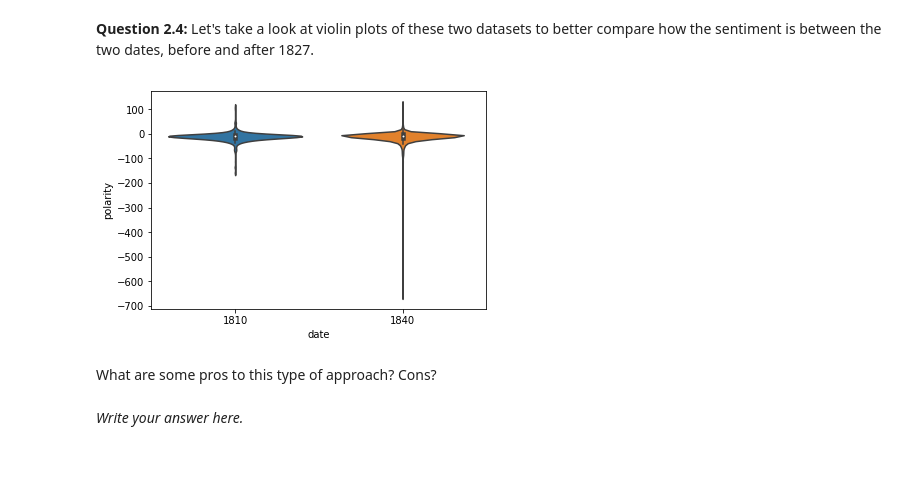
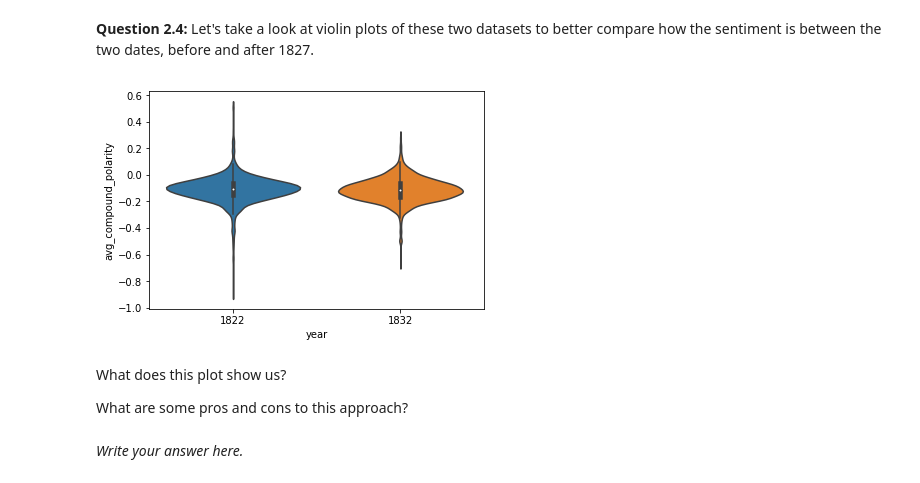
Before and after one commit to ds-modules/LEGALST-190, a Jupyter notebook: labs/4-12/4-12 Morality and Sentiment Analysis - SOLUTIONS.ipynb, the cells around one changed output. Cells and saved outputs as stored; diff of their text form; code cells hidden in the pictures.

```diff
--- a/labs/4-12/4-12 Morality and Sentiment Analysis - SOLUTIONS.ipynb
+++ b/labs/4-12/4-12 Morality and Sentiment Analysis - SOLUTIONS.ipynb
@@ -514,0 +168,3 @@ Most positive statement 1810:
+# %%
+from nltk.tokenize import sent_tokenize
+old_bailey['sent_tokens'] = old_bailey['transcript'].apply(sent_tokenize)
@@ -514,0 +175,25 @@ Most positive statement 1810:
+# %%
+# empty list where we'll collect the average polarity of each transcript
+avg_transcript_polarity = []
+
+# iterate through the transcripts
+for transcript in old_bailey['sent_tokens']:
+    # a list of the compound polarity scores of this transcript's sentences
+    compound_scores = []
+    # the number of sentences in this transcript
+    num_sentences = len(sent_list)
+    #iterate through the sentences in this transcript
+    for sentence in transcript:
+        # get the polarity scores of the sentence
+        scores = analyzer.polarity_scores(sentence)
+        # get the compound score of the sentence
+        compound = scores['compound']
+        # add the compound score to the list of scores
+        compound_scores.append(compound)
+    # get the average of the compound scores
+    avg_compound = compound_sum / num_sentences
+    # add the average to the list of averages
+    avg_transcript_polarity.append(avg_compound)
+# %%
+old_bailey['avg_compound_polarity'] = avg_transcript_polarity
+old_bailey.head()
@@ -527,16 +231,14 @@ Most negative statement 1840:
 # %% [markdown]
 **Question 2.4:** Let's take a look at violin plots of these two datasets to better compare how the sentiment is between the two dates, before and after 1827.
-# %%
-old_bailey = ... #append the two dataframes
-old_bailey_violin = ... #call sns.violinplot
 # %%
 #SOLUTION
-old_bailey = before_1827.append(after_1827)
-old_bailey_violin = sns.violinplot(x="date", y="polarity", data=old_bailey)
+old_bailey_violin = sns.violinplot(x="year", y="avg_compound_polarity", data=old_bailey)
 # %% [output]
-[figure, old version]
+[figure, new version]
 # %% [markdown]
-What are some pros to this type of approach? Cons?
+What does this plot show us?
+
+What are some pros and cons to this approach?
 # %% [markdown]
 *Write your answer here.*
 # %% [markdown]
```
Also changed, not shown: parts of 77 cells of this notebook.
